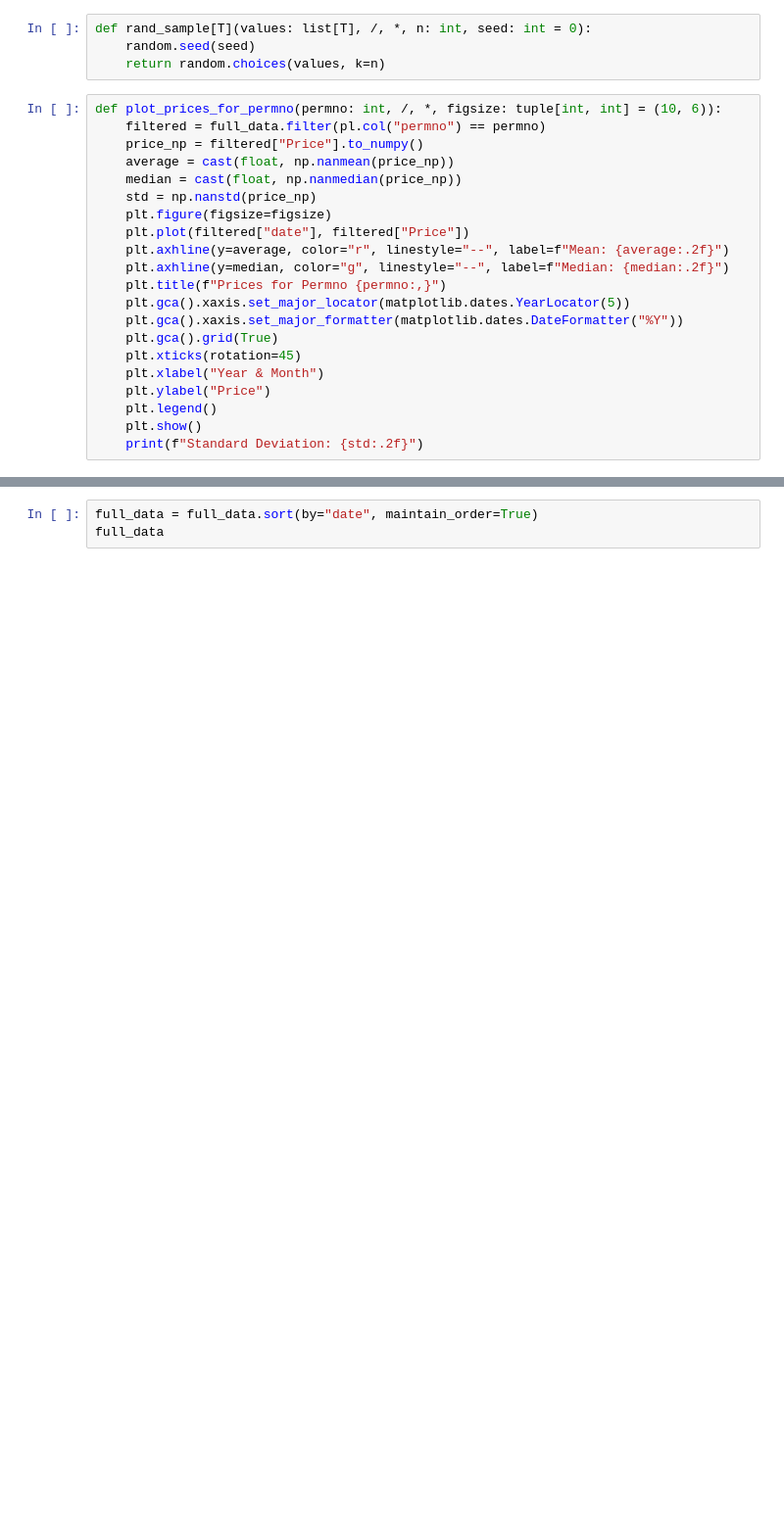
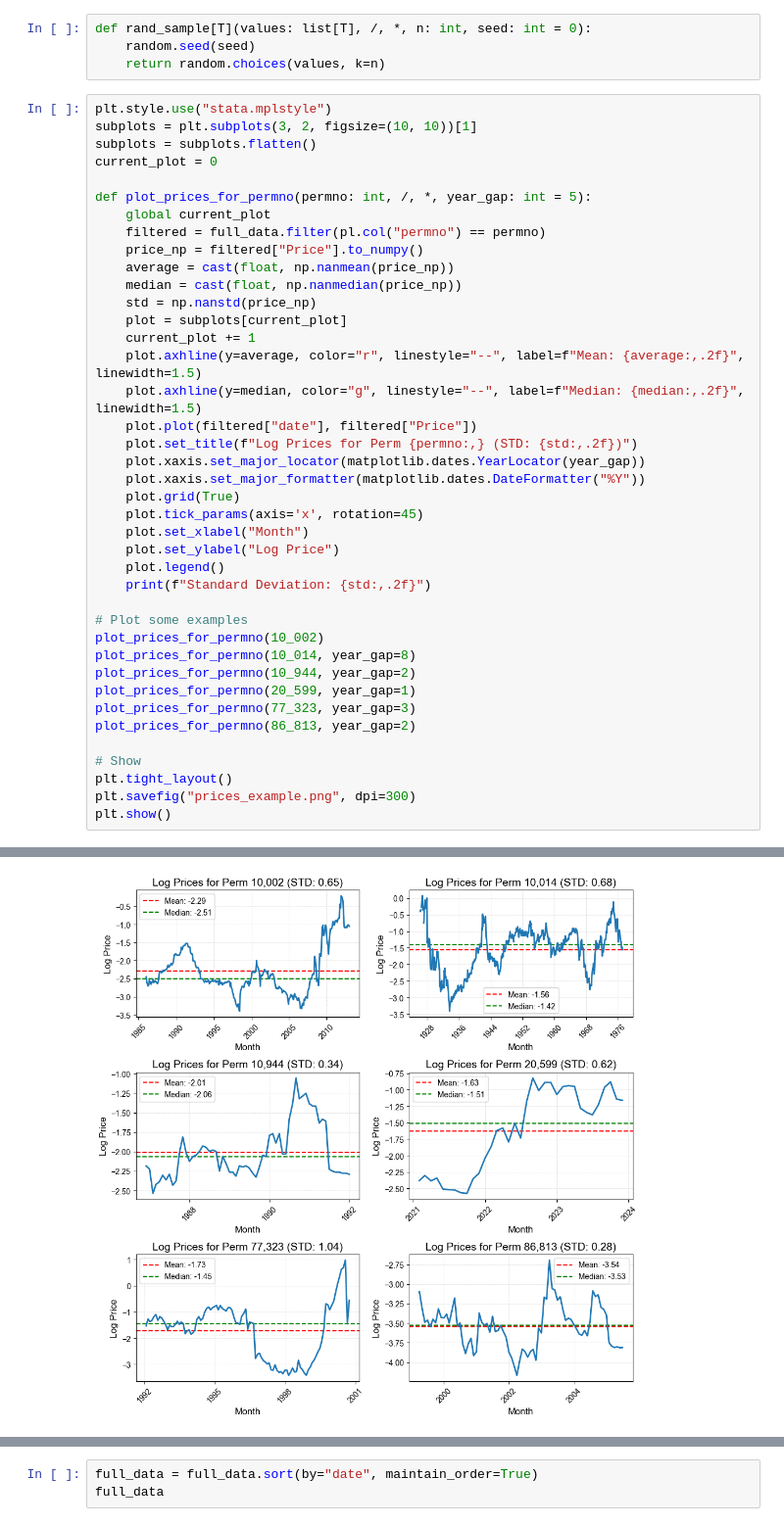
Before and after one commit to NicolasAlmerge/FIN407FinalProject, a Jupyter notebook: DataAnalysis.ipynb, the cells around one changed output, grey strips where cells are left out. Shown: that part at 98% size. Cells and saved outputs as stored; diff of their text form; blank space fills up the shorter version.

```diff
--- a/DataAnalysis.ipynb
+++ b/DataAnalysis.ipynb
@@ -48,23 +48,43 @@ def rand_sample[T](values: list[T], /, *, n: int, seed: int = 0):
     random.seed(seed)
     return random.choices(values, k=n)
 # %%
-def plot_prices_for_permno(permno: int, /, *, figsize: tuple[int, int] = (10, 6)):
+plt.style.use("stata.mplstyle")
+subplots = plt.subplots(3, 2, figsize=(10, 10))[1]
+subplots = subplots.flatten()
+current_plot = 0
+
+def plot_prices_for_permno(permno: int, /, *, year_gap: int = 5):
+    global current_plot
     filtered = full_data.filter(pl.col("permno") == permno)
     price_np = filtered["Price"].to_numpy()
     average = cast(float, np.nanmean(price_np))
     median = cast(float, np.nanmedian(price_np))
     std = np.nanstd(price_np)
-    plt.figure(figsize=figsize)
-    plt.plot(filtered["date"], filtered["Price"])
-    plt.axhline(y=average, color="r", linestyle="--", label=f"Mean: {average:.2f}")
-    plt.axhline(y=median, color="g", linestyle="--", label=f"Median: {median:.2f}")
-    plt.title(f"Prices for Permno {permno:,}")
-    plt.gca().xaxis.set_major_locator(matplotlib.dates.YearLocator(5))
-    plt.gca().xaxis.set_major_formatter(matplotlib.dates.DateFormatter("%Y"))
-    plt.gca().grid(True)
-    plt.xticks(rotation=45)
-    plt.xlabel("Year & Month")
-    plt.ylabel("Price")
-    plt.legend()
-    plt.show()
-    print(f"Standard Deviation: {std:.2f}")
+    plot = subplots[current_plot]
+    current_plot += 1
+    plot.axhline(y=average, color="r", linestyle="--", label=f"Mean: {average:,.2f}", linewidth=1.5)
+    plot.axhline(y=median, color="g", linestyle="--", label=f"Median: {median:,.2f}", linewidth=1.5)
+    plot.plot(filtered["date"], filtered["Price"])
+    plot.set_title(f"Log Prices for Perm {permno:,} (STD: {std:,.2f})")
+    plot.xaxis.set_major_locator(matplotlib.dates.YearLocator(year_gap))
+    plot.xaxis.set_major_formatter(matplotlib.dates.DateFormatter("%Y"))
+    plot.grid(True)
+    plot.tick_params(axis='x', rotation=45)
+    plot.set_xlabel("Month")
+    plot.set_ylabel("Log Price")
+    plot.legend()
+    print(f"Standard Deviation: {std:,.2f}")
+
+# Plot some examples
+plot_prices_for_permno(10_002)
+plot_prices_for_permno(10_014, year_gap=8)
+plot_prices_for_permno(10_944, year_gap=2)
+plot_prices_for_permno(20_599, year_gap=1)
+plot_prices_for_permno(77_323, year_gap=3)
+plot_prices_for_permno(86_813, year_gap=2)
+
+# Show
+plt.tight_layout()
+plt.savefig("prices_example.png", dpi=300)
+plt.show()
+# %% [output]
@@ -70,0 +97 @@ def plot_prices_for_permno(permno: int, /, *, figsize: tuple[int, int] = (10, 6)
+[figure, added]
```
Also changed, not shown: parts of 6 cells of this notebook, 2 other files.
